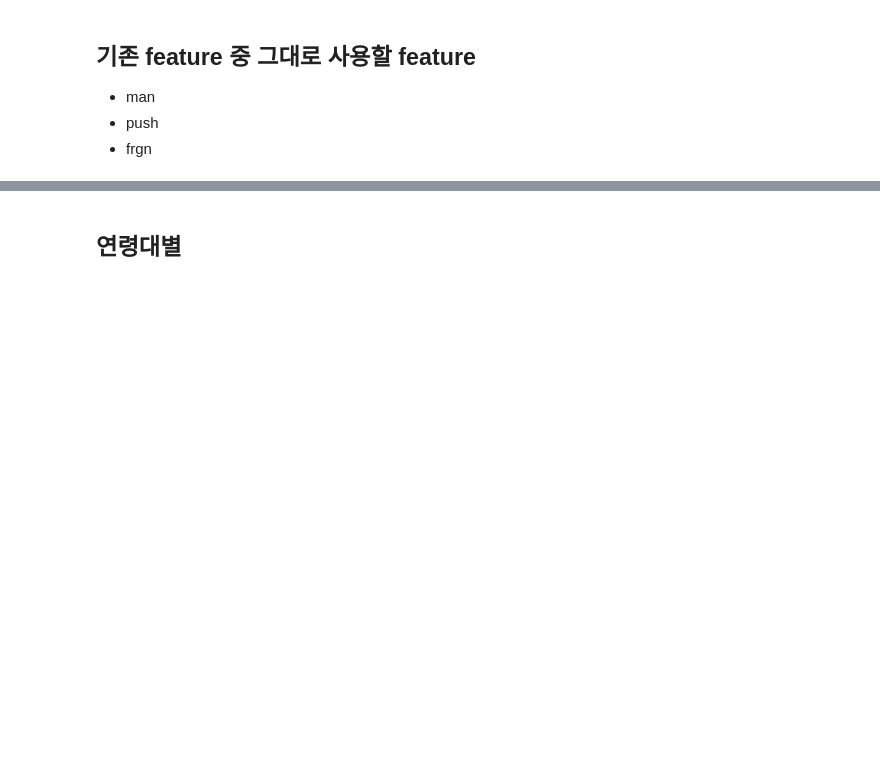
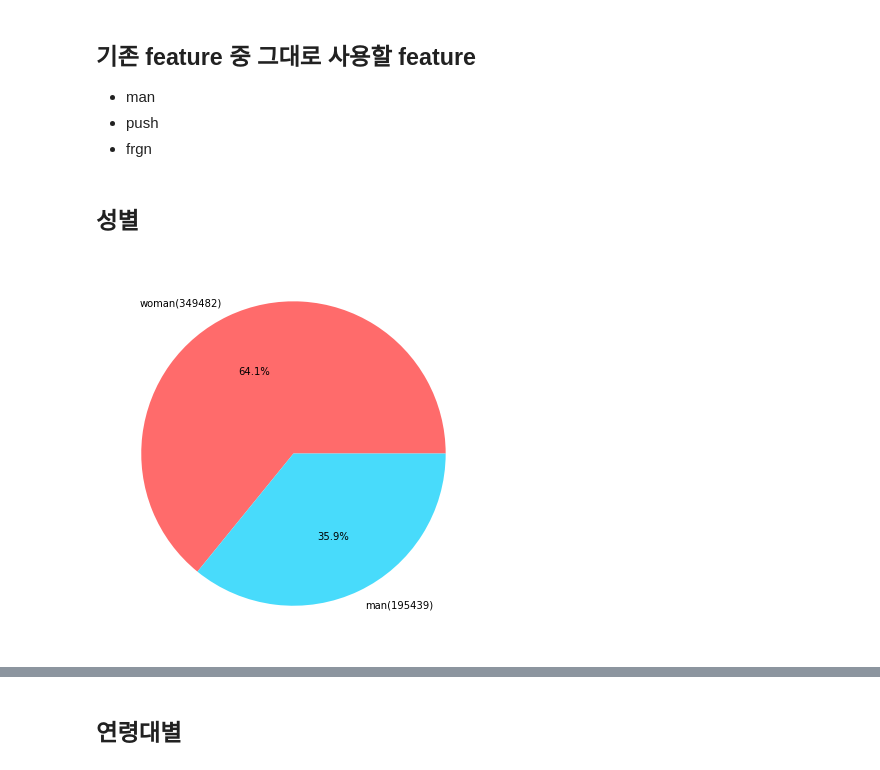
Before and after one commit to LUCI031/chai_analytics, a Jupyter notebook: jingyu/jingyu_EDA2.ipynb, the cells around one changed output, grey strips where cells are left out. Drawn from its saved outputs; the diff is of its cells as text; code cells hidden in the pictures; blank space fills up the shorter version.

```diff
--- a/jingyu/jingyu_EDA2.ipynb
+++ b/jingyu/jingyu_EDA2.ipynb
@@ -8,0 +3,18 @@ import datetime as dt
+# %%
+import numpy as np
+import pandas as pd
+import matplotlib.pyplot as plt
+import seaborn as sns
+import datetime as dt
+
+pd.set_option('display.max_columns', 35)  ## 생략 없이 한 번에 띄울 피쳐수 = 35
+df0 = pd.read_parquet( "../data/df0.parquet" )
+df1 = pd.read_parquet( "../data/df1.parquet" )  ### 추가 피쳐: 페이백율, 할인률, 종합혜택률, 구매시각추출, 구매건카운트
+df2 = pd.read_parquet( "../data/df2.parquet" )
+df3 = pd.read_parquet( "../data/df3.parquet" )  ### 추가 피쳐: 가입시각추출, 상업코드
+
+print(df0.shape, df1.shape, df2.shape, df3.shape, sep=" "*5)
+# display(df0.head(2))
+# display(df1.head(2))
+# display(df2.head(2))
+# display(df3.head(2))
@@ -27,3 +31,14 @@ display(df0.head(2))
 - man
 - push
 - frgn
+# %% [markdown]
+## 성별
+# %%
+plt.figure(figsize=(7,7),facecolor="white")
+man = df2[df2['man'].values==1]['man'].count()
+woman = df2[df2['man'].values!=1]['man'].count()
+labels = ['woman'+'('+str(woman)+')','man'+'('+str(man)+')']
+plt.pie(df2['man'].value_counts(),labels=labels,autopct='%.1f%%',colors=['#ff6b6b','#48dbfb'])
+plt.show()
+# %% [output]
+[figure, added]
```
Also changed, not shown: parts of 39 cells of this notebook, 2 other files.
